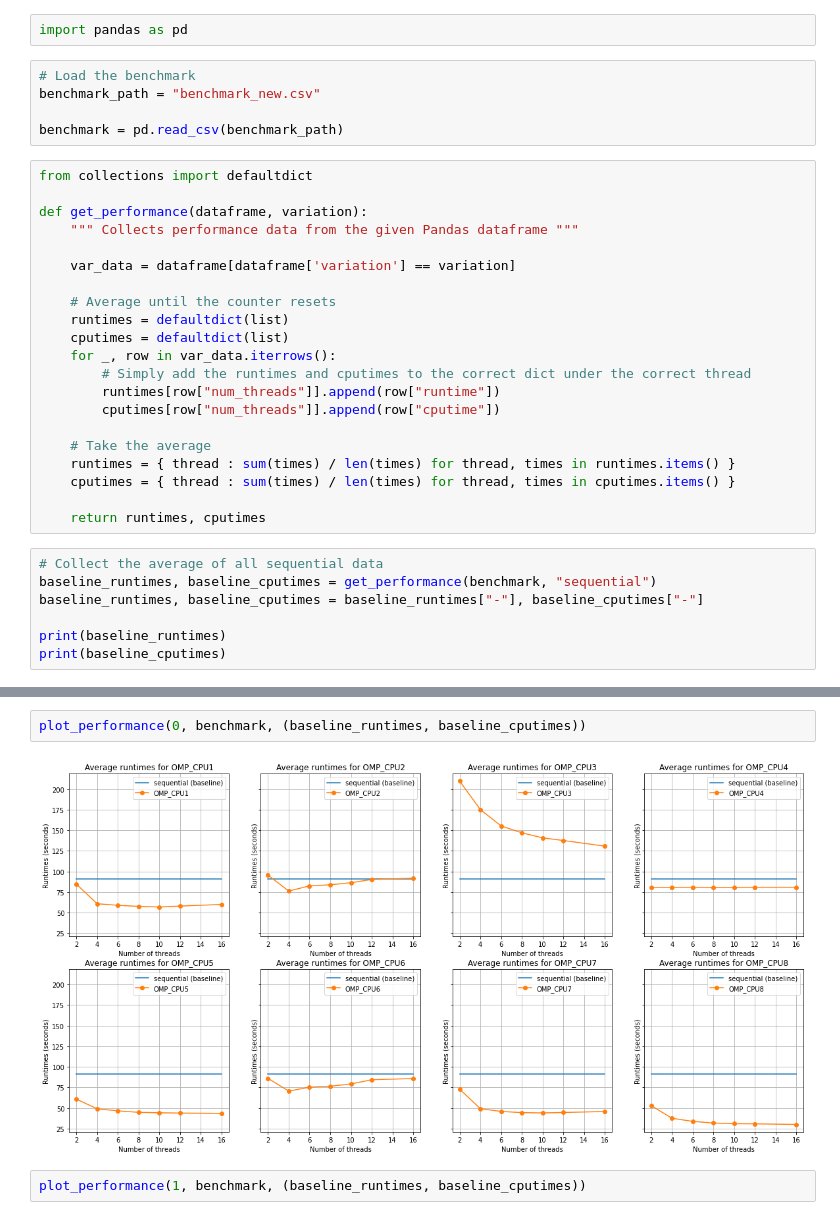
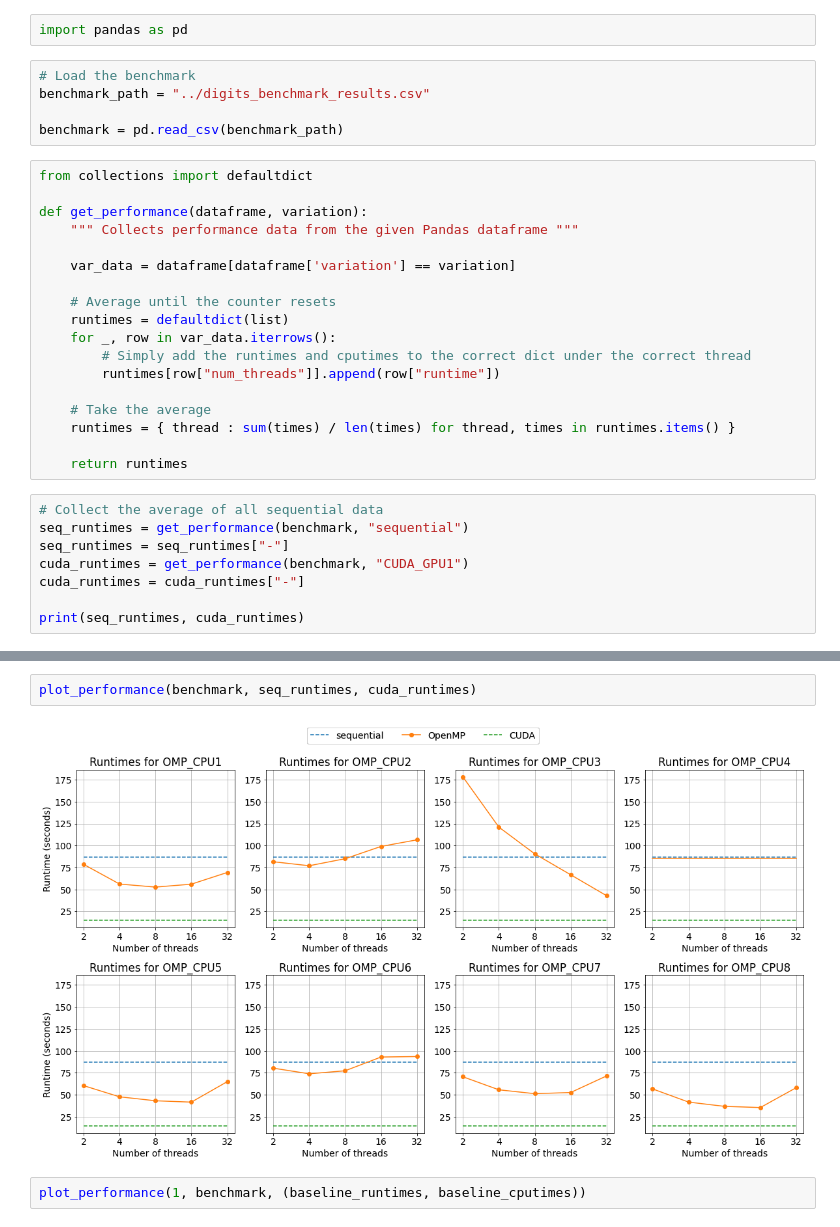
Before and after one commit to Lut99/Thesis, a Jupyter notebook: plotting/benchmark_plots.ipynb, the cells around one changed output, grey strips where cells are left out. Saved outputs shown, nothing was run; the diff lists cells and outputs as text.

```diff
--- a/plotting/benchmark_plots.ipynb
+++ b/plotting/benchmark_plots.ipynb
@@ -2,7 +2,7 @@
 import pandas as pd
 # %%
 # Load the benchmark
-benchmark_path = "benchmark_new.csv"
+benchmark_path = "../digits_benchmark_results.csv"
 
 benchmark = pd.read_csv(benchmark_path)
 # %%
@@ -15,22 +15,20 @@ def get_performance(dataframe, variation):
 
     # Average until the counter resets
     runtimes = defaultdict(list)
-    cputimes = defaultdict(list)
     for _, row in var_data.iterrows():
         # Simply add the runtimes and cputimes to the correct dict under the correct thread
         runtimes[row["num_threads"]].append(row["runtime"])
-        cputimes[row["num_threads"]].append(row["cputime"])
 
     # Take the average
     runtimes = { thread : sum(times) / len(times) for thread, times in runtimes.items() }
-    cputimes = { thread : sum(times) / len(times) for thread, times in cputimes.items() }
 
-    return runtimes, cputimes
+    return runtimes
 # %%
 # Collect the average of all sequential data
-baseline_runtimes, baseline_cputimes = get_performance(benchmark, "sequential")
-baseline_runtimes, baseline_cputimes = baseline_runtimes["-"], baseline_cputimes["-"]
+seq_runtimes = get_performance(benchmark, "sequential")
+seq_runtimes = seq_runtimes["-"]
+cuda_runtimes = get_performance(benchmark, "CUDA_GPU1")
+cuda_runtimes = cuda_runtimes["-"]
 
-print(baseline_runtimes)
-print(baseline_cputimes)
+print(seq_runtimes, cuda_runtimes)
 # %% [output]
@@ -64,7 +85,7 @@ def plot_performance(mode, benchmark, baseline_data):
-# %%
-plot_performance(0, benchmark, (baseline_runtimes, baseline_cputimes))
-# %% [output]
-[figure, removed]
+# %%
+plot_performance(benchmark, seq_runtimes, cuda_runtimes)
+# %% [output]
+[figure, added]
 # %%
 plot_performance(1, benchmark, (baseline_runtimes, baseline_cputimes))
 # %% [output]
```
Also changed, not shown: parts of 2 cells of this notebook, 14 other files.
